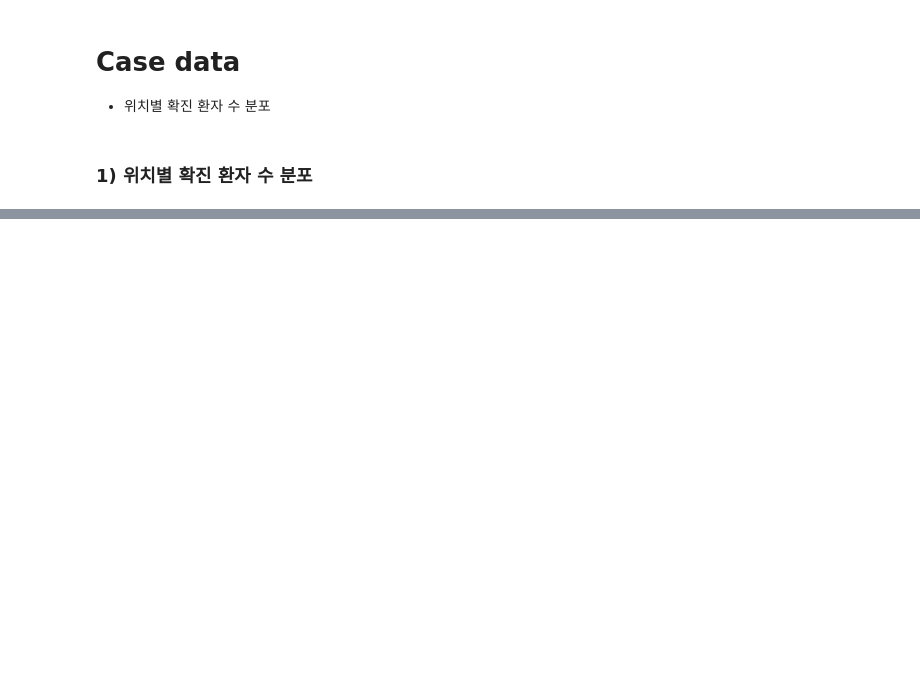
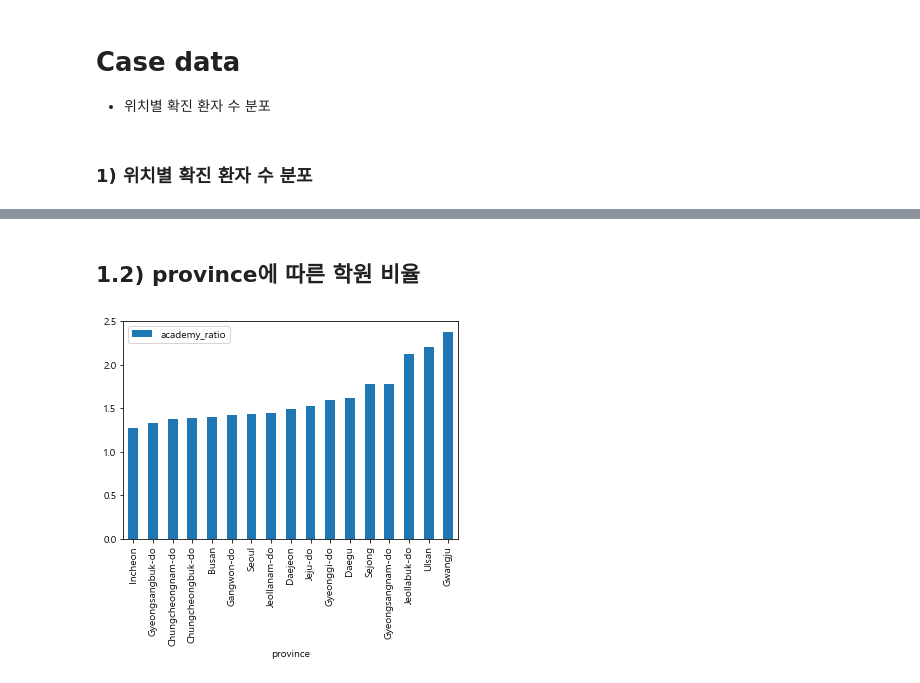
Before and after one commit to chan157/DACON_COVID, a Jupyter notebook: Submission_COVID.ipynb, the cells around one changed output, grey strips where cells are left out. Cells and saved outputs as stored; diff of their text form; code cells hidden in the pictures; blank space fills up the shorter version.

```diff
--- a/Submission_COVID.ipynb
+++ b/Submission_COVID.ipynb
@@ -817,0 +1128,12 @@ fig_map.show()
+# %% [markdown]
+## 1.2) province에 따른 학원 비율
+# %%
+academy = Region_total[['academy_ratio','province']]
+academy = academy.sort_values('academy_ratio').reset_index(drop=True)
+academy.set_index("province",drop=True, inplace=True)
+
+academy.plot(kind='bar')
+plt.xticks(rotation=90)
+plt.show()
+# %% [output]
+[figure, added]
```
Also changed, not shown: parts of 67 cells of this notebook, 1 other file.
